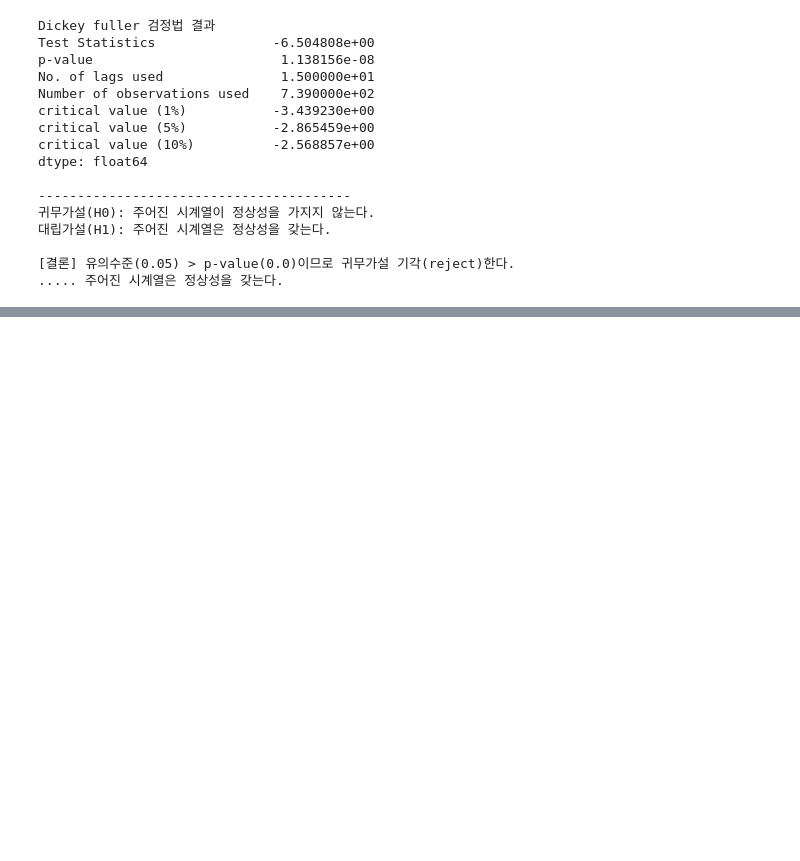
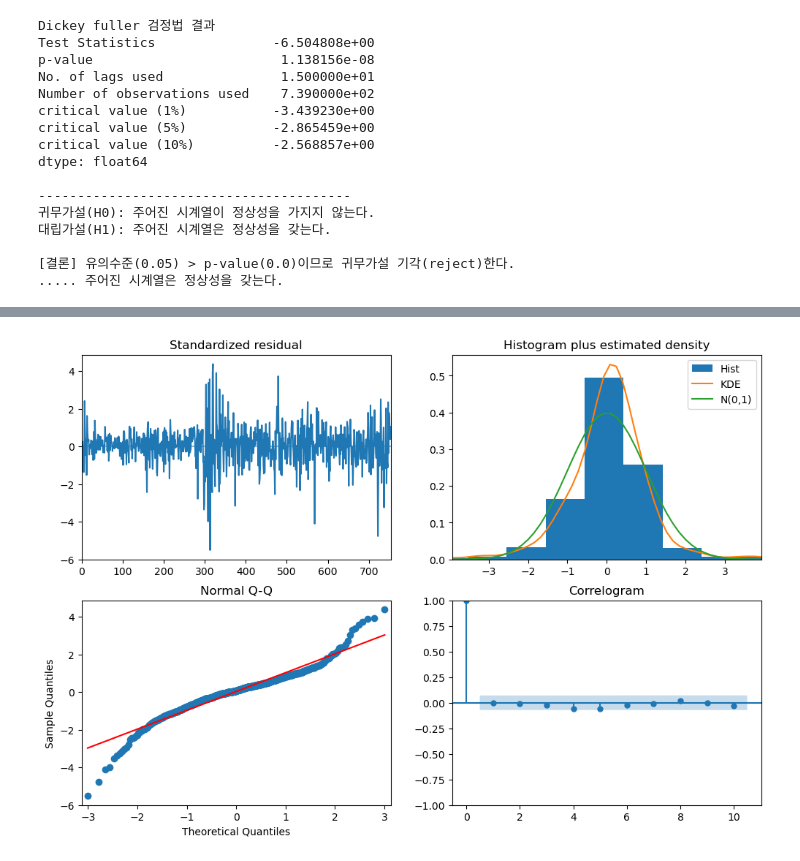
Before and after one commit to two-song/analysis, a Jupyter notebook: 주가분석.ipynb, the cells around one changed output, grey strips where cells are left out. Drawn from its saved outputs; the diff is of its cells as text; code cells hidden in the pictures; blank space fills up the shorter version.

```diff
--- a/주가분석.ipynb
+++ b/주가분석.ipynb
@@ -197,4 +209,7 @@ Warnings:
 # %%
 # 모델 진단
 # %%
-model_autoARIMA.plot_diagnostics(figs
+model_autoARIMA.plot_diagnostics(figsize=(12,8))
+plt.show()
+# %% [output]
+[figure, added]
```
Also changed, not shown: parts of 13 cells of this notebook.
